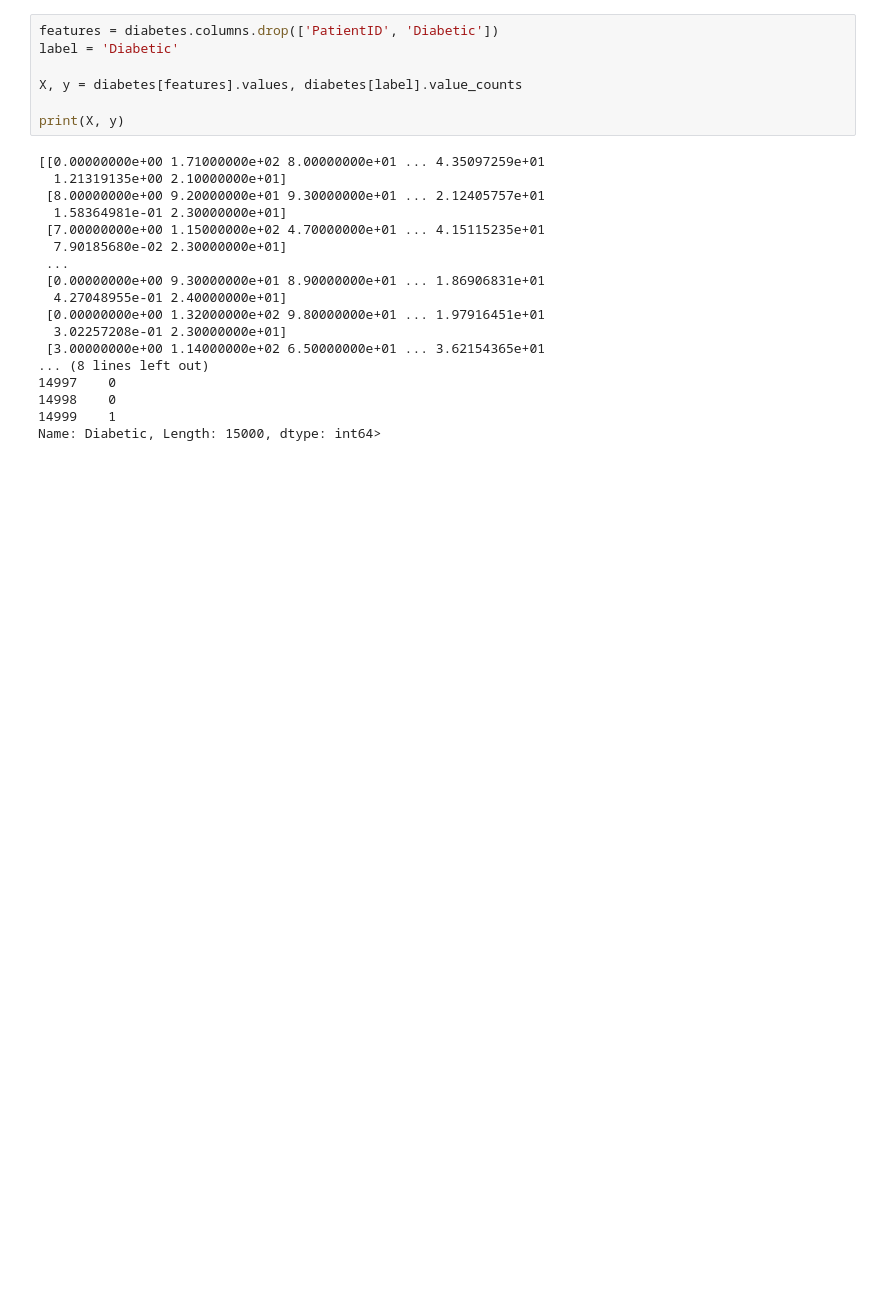
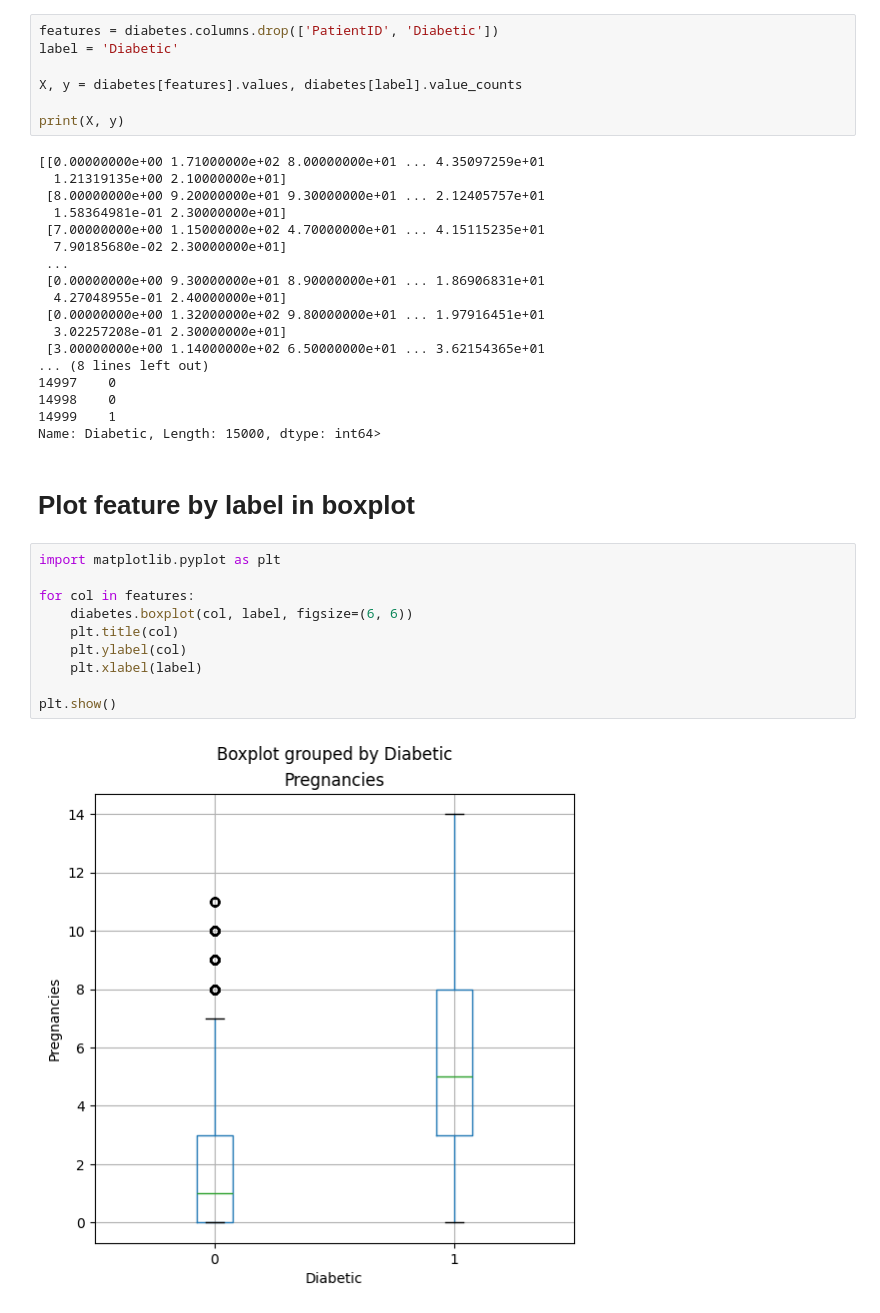
Before and after one commit to coder7475/ml-fundamentals, a Jupyter notebook: notebooks/ml_fundamentals/Understanding_classification_in_ml.ipynb, the cells around one changed output. Drawn from its saved outputs; the diff is of its cells as text; blank space fills up the shorter version.

Commit message:
feat: enhance diabetes classification notebook with boxplot visualizations for feature-label analysis, improving data exploration and insights into model training

```diff
--- a/notebooks/ml_fundamentals/Understanding_classification_in_ml.ipynb
+++ b/notebooks/ml_fundamentals/Understanding_classification_in_ml.ipynb
@@ -54,3 +54,17 @@ print(X, y)
 14998    0
 14999    1
 Name: Diabetic, Length: 15000, dtype: int64>
+# %% [markdown]
+# Plot feature by label in boxplot
+# %%
+import matplotlib.pyplot as plt
+
+for col in features:
+    diabetes.boxplot(col, label, figsize=(6, 6))
+    plt.title(col)
+    plt.ylabel(col)
+    plt.xlabel(label)
+
+plt.show()
+# %% [output]
+[figure, added]
```
Also changed, not shown: parts of 1 cell of this notebook.
